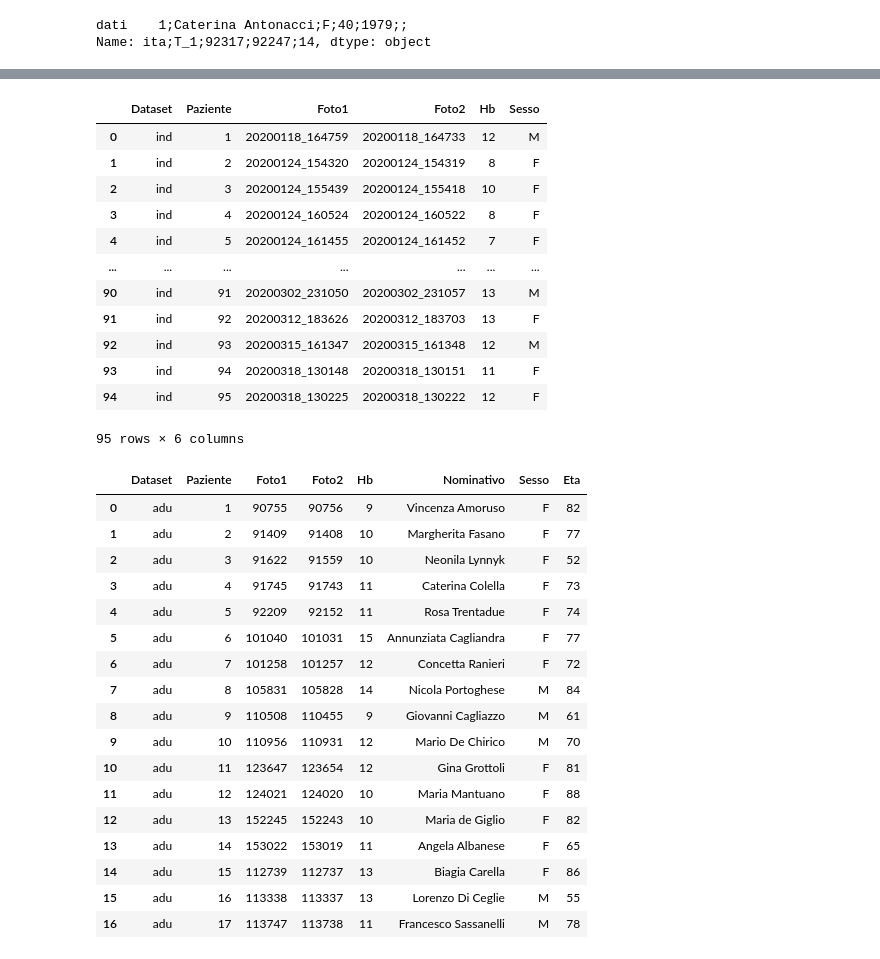
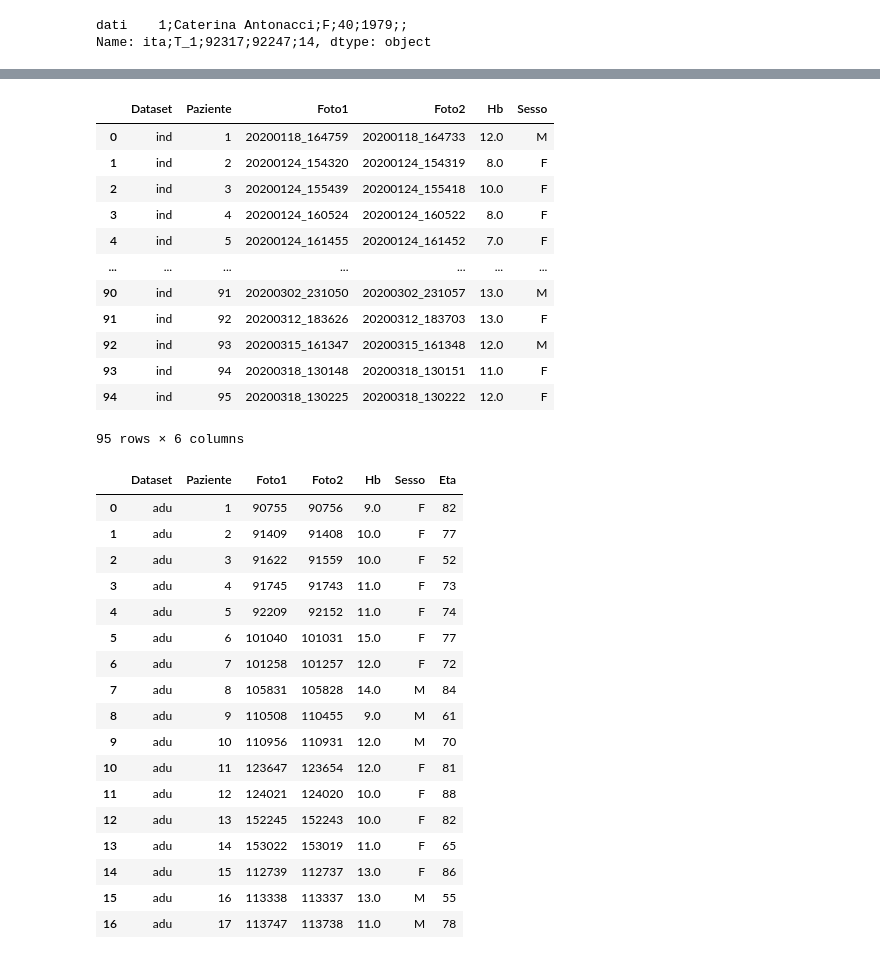
Before and after one commit to domenico1995/SM, a Jupyter notebook: SM.ipynb, the cells around one changed output, grey strips where cells are left out. Cells and saved outputs as stored; diff of their text form; code cells hidden in the pictures.

```diff
--- a/SM.ipynb
+++ b/SM.ipynb
@@ -91,20 +91,21 @@ dataset_indiano.insert(loc=2, column='Foto1', value=d3)
 dataset_indiano.insert(loc=3, column='Foto2', value=d4)
 dataset_indiano.insert(loc=4, column='Hb', value=d5)
 dataset_indiano.insert(loc=5, column='Sesso', value=d6 )
+dataset_indiano['Hb'] = dataset_indiano['Hb'].astype(float)
 dataset_indiano
 # %% [output]
 |  | Dataset | Paziente | Foto1 | Foto2 | Hb | Sesso |
-| 0 | ind | 1 | 20200118_164759 | 20200118_164733 | 12 | M |
-| 1 | ind | 2 | 20200124_154320 | 20200124_154319 | 8 | F |
-| 2 | ind | 3 | 20200124_155439 | 20200124_155418 | 10 | F |
-| 3 | ind | 4 | 20200124_160524 | 20200124_160522 | 8 | F |
-| 4 | ind | 5 | 20200124_161455 | 20200124_161452 | 7 | F |
+| 0 | ind | 1 | 20200118_164759 | 20200118_164733 | 12.0 | M |
+| 1 | ind | 2 | 20200124_154320 | 20200124_154319 | 8.0 | F |
+| 2 | ind | 3 | 20200124_155439 | 20200124_155418 | 10.0 | F |
+| 3 | ind | 4 | 20200124_160524 | 20200124_160522 | 8.0 | F |
+| 4 | ind | 5 | 20200124_161455 | 20200124_161452 | 7.0 | F |
 | ... | ... | ... | ... | ... | ... | ... |
-| 90 | ind | 91 | 20200302_231050 | 20200302_231057 | 13 | M |
-| 91 | ind | 92 | 20200312_183626 | 20200312_183703 | 13 | F |
-| 92 | ind | 93 | 20200315_161347 | 20200315_161348 | 12 | M |
-| 93 | ind | 94 | 20200318_130148 | 20200318_130151 | 11 | F |
-| 94 | ind | 95 | 20200318_130225 | 20200318_130222 | 12 | F |
+| 90 | ind | 91 | 20200302_231050 | 20200302_231057 | 13.0 | M |
+| 91 | ind | 92 | 20200312_183626 | 20200312_183703 | 13.0 | F |
+| 92 | ind | 93 | 20200315_161347 | 20200315_161348 | 12.0 | M |
+| 93 | ind | 94 | 20200318_130148 | 20200318_130151 | 11.0 | F |
+| 94 | ind | 95 | 20200318_130225 | 20200318_130222 | 12.0 | F |
 95 rows × 6 columns
 # %%
 dataset_adu = pd.DataFrame()
@@ -125,32 +126,32 @@ for i in range(0, data.size, 1):
 # %%
 dataset_adu.insert(loc=0, column='Dataset', value=d1)
 dataset_adu.insert(loc=1, column='Paziente', value=d2)
 dataset_adu.insert(loc=2, column='Foto1', value=d3)
 dataset_adu.insert(loc=3, column='Foto2', value=d4)
 dataset_adu.insert(loc=4, column='Hb', value=d5)
-dataset_adu.insert(loc=5, column='Nominativo', value=d6)
-dataset_adu.insert(loc=6, column='Sesso', value=d7)
-dataset_adu.insert(loc=7, column='Eta', value=d8)
+dataset_adu.insert(loc=5, column='Sesso', value=d7)
+dataset_adu.insert(loc=6, column='Eta', value=d8)
+dataset_adu['Hb'] = dataset_adu['Hb'].astype(float)
 dataset_adu
 # %% [output]
-|  | Dataset | Paziente | Foto1 | Foto2 | Hb | Nominativo | Sesso | Eta |
-| 0 | adu | 1 | 90755 | 90756 | 9 | Vincenza Amoruso | F | 82 |
-| 1 | adu | 2 | 91409 | 91408 | 10 | Margherita Fasano | F | 77 |
-| 2 | adu | 3 | 91622 | 91559 | 10 | Neonila Lynnyk | F | 52 |
-| 3 | adu | 4 | 91745 | 91743 | 11 | Caterina Colella | F | 73 |
-| 4 | adu | 5 | 92209 | 92152 | 11 | Rosa Trentadue | F | 74 |
-| 5 | adu | 6 | 101040 | 101031 | 15 | Annunziata Cagliandra | F | 77 |
-| 6 | adu | 7 | 101258 | 101257 | 12 | Concetta Ranieri | F | 72 |
-| 7 | adu | 8 | 105831 | 105828 | 14 | Nicola Portoghese | M | 84 |
-| 8 | adu | 9 | 110508 | 110455 | 9 | Giovanni Cagliazzo | M | 61 |
-| 9 | adu | 10 | 110956 | 110931 | 12 | Mario De Chirico | M | 70 |
-| 10 | adu | 11 | 123647 | 123654 | 12 | Gina Grottoli | F | 81 |
-| 11 | adu | 12 | 124021 | 124020 | 10 | Maria Mantuano | F | 88 |
-| 12 | adu | 13 | 152245 | 152243 | 10 | Maria de Giglio | F | 82 |
-| 13 | adu | 14 | 153022 | 153019 | 11 | Angela Albanese | F | 65 |
-| 14 | adu | 15 | 112739 | 112737 | 13 | Biagia Carella | F | 86 |
-| 15 | adu | 16 | 113338 | 113337 | 13 | Lorenzo Di Ceglie | M | 55 |
-| 16 | adu | 17 | 113747 | 113738 | 11 | Francesco Sassanelli | M | 78 |
+|  | Dataset | Paziente | Foto1 | Foto2 | Hb | Sesso | Eta |
+| 0 | adu | 1 | 90755 | 90756 | 9.0 | F | 82 |
+| 1 | adu | 2 | 91409 | 91408 | 10.0 | F | 77 |
+| 2 | adu | 3 | 91622 | 91559 | 10.0 | F | 52 |
+| 3 | adu | 4 | 91745 | 91743 | 11.0 | F | 73 |
+| 4 | adu | 5 | 92209 | 92152 | 11.0 | F | 74 |
+| 5 | adu | 6 | 101040 | 101031 | 15.0 | F | 77 |
+| 6 | adu | 7 | 101258 | 101257 | 12.0 | F | 72 |
+| 7 | adu | 8 | 105831 | 105828 | 14.0 | M | 84 |
+| 8 | adu | 9 | 110508 | 110455 | 9.0 | M | 61 |
+| 9 | adu | 10 | 110956 | 110931 | 12.0 | M | 70 |
+| 10 | adu | 11 | 123647 | 123654 | 12.0 | F | 81 |
+| 11 | adu | 12 | 124021 | 124020 | 10.0 | F | 88 |
+| 12 | adu | 13 | 152245 | 152243 | 10.0 | F | 82 |
+| 13 | adu | 14 | 153022 | 153019 | 11.0 | F | 65 |
+| 14 | adu | 15 | 112739 | 112737 | 13.0 | F | 86 |
+| 15 | adu | 16 | 113338 | 113337 | 13.0 | M | 55 |
+| 16 | adu | 17 | 113747 | 113738 | 11.0 | M | 78 |
 # %%
 dataset_onc = pd.DataFrame()
 dataset_onc.columns = []
```
Also changed, not shown: parts of 8 cells of this notebook.
